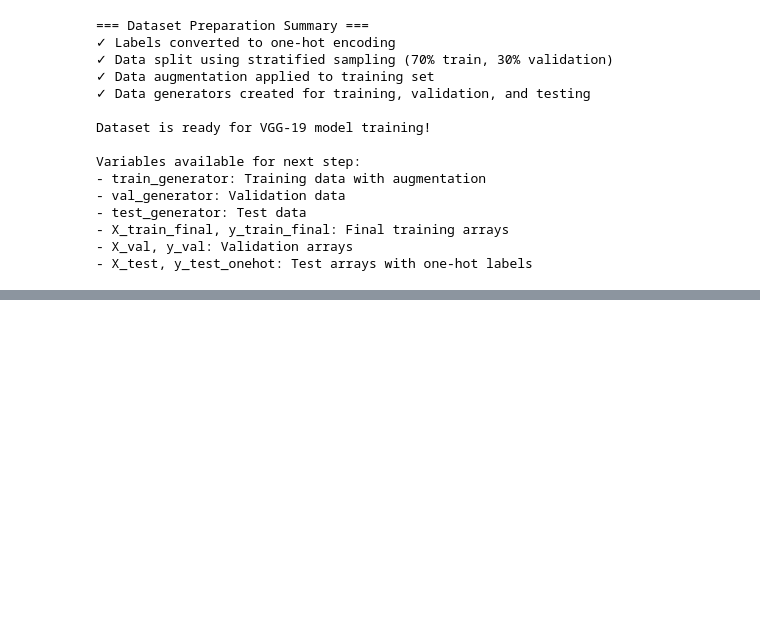
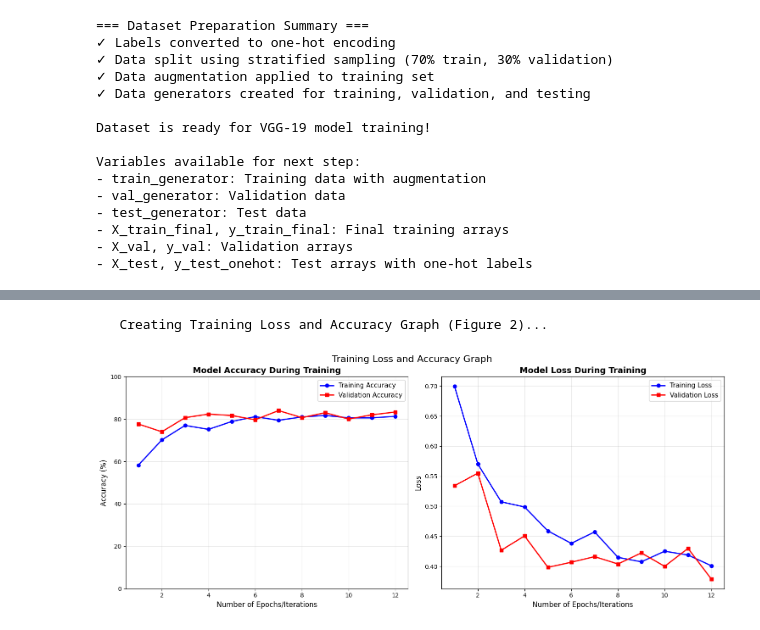
Before and after one commit to M4700F/CSE-4622-ML-Lab-Term-Project, a Jupyter notebook: adversarial_attack_on_machine_learning.ipynb, the cells around one changed output, grey strips where cells are left out. Saved outputs shown, nothing was run; the diff lists cells and outputs as text; code cells hidden in the pictures; blank space fills up the shorter version.

```diff
--- a/adversarial_attack_on_machine_learning.ipynb
+++ b/adversarial_attack_on_machine_learning.ipynb
@@ -423,0 +1050,40 @@ Variables available for next step:
+# %%
+# Step 4: Create Training Loss and Accuracy Graph (Figure 2)
+print(f"   Creating Training Loss and Accuracy Graph (Figure 2)...")
+
+def plot_training_results():
+    fig, (ax1, ax2) = plt.subplots(1, 2, figsize=(15, 6))
+
+    epochs_range = range(1, len(history.history['accuracy']) + 1)
+
+    # Plot Training and Validation Accuracy
+    ax1.plot(epochs_range, [acc*100 for acc in history.history['accuracy']],
+             'b-o', label='Training Accuracy', linewidth=2, markersize=6)
+    ax1.plot(epochs_range, [acc*100 for acc in history.history['val_accuracy']],
+             'r-s', label='Validation Accuracy', linewidth=2, markersize=6)
+    ax1.set_title('Model Accuracy During Training', fontsize=14, fontweight='bold')
+    ax1.set_xlabel('Number of Epochs/Iterations', fontsize=12)
+    ax1.set_ylabel('Accuracy (%)', fontsize=12)
+    ax1.legend(fontsize=11)
+    ax1.grid(True, alpha=0.3)
+    ax1.set_ylim([0, 100])
+
+    # Plot Training and Validation Loss
+    ax2.plot(epochs_range, history.history['loss'],
+             'b-o', label='Training Loss', linewidth=2, markersize=6)
+    ax2.plot(epochs_range, history.history['val_loss'],
+             'r-s', label='Validation Loss', linewidth=2, markersize=6)
+    ax2.set_title('Model Loss During Training', fontsize=14, fontweight='bold')
+    ax2.set_xlabel('Number of Epochs/Iterations', fontsize=12)
+    ax2.set_ylabel('Loss', fontsize=12)
+    ax2.legend(fontsize=11)
+    ax2.grid(True, alpha=0.3)
+
+    plt.tight_layout()
+    plt.suptitle('Training Loss and Accuracy Graph', fontsize=16, y=1.02)
+    plt.show()
+
+plot_training_results()
+# %% [output]
+   Creating Training Loss and Accuracy Graph (Figure 2)...
+[figure, added]
```
Also changed, not shown: parts of 33 cells of this notebook.
